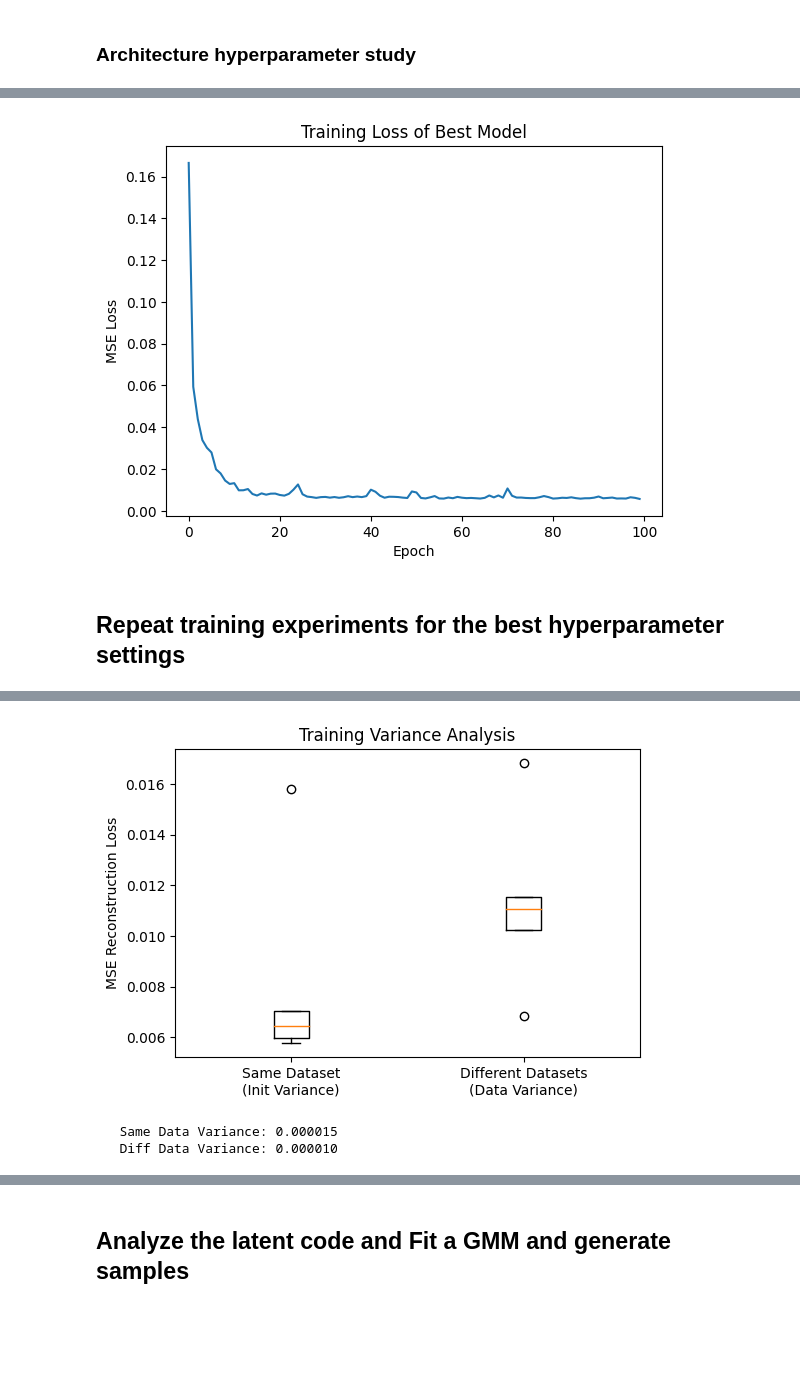
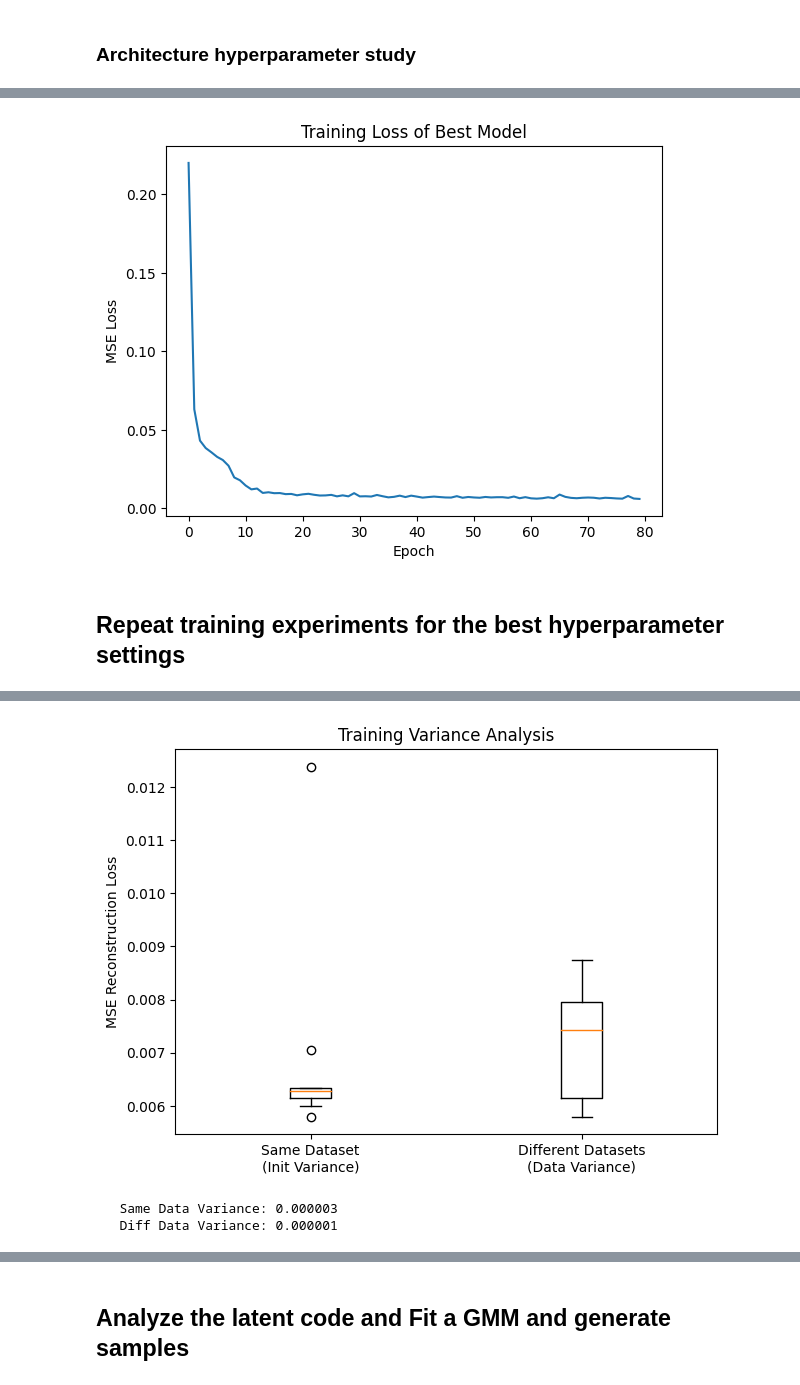
Before and after one commit to binyamolango/GNN, a Jupyter notebook: autoencoders.ipynb, the cells around one changed output, grey strips where cells are left out. Cells and saved outputs as stored; diff of their text form; code cells hidden in the pictures; blank space fills up the shorter version.

```diff
--- a/autoencoders.ipynb
+++ b/autoencoders.ipynb
@@ -103,7 +157,7 @@ subset_to_plot = [(8, 1), (16, 2), (32, 3), (64, 4), (128, 5)]
 
 for hs in [8, 16, 32, 64, 128]:
     for l in [1, 2, 3, 4, 5]:
-        recon_np, test_loss = evaluate_model(hs, l, X_train_01, X_test_01)
+        recon_np, test_loss = evaluate_model(hs, l, X_train_01, X_test_01, batch_size=16, epochs=80)
         arch_results[(hs, l)] = test_loss
 
         # Plot only if the current combination is in the targeted subset
@@ -209,7 +209,7 @@ For Training Set Size & Number of Epochs: If the training set is too small, the
 # %%
 # Training Final Optimal Model for subsequent steps
 best_model = Autoencoder(hidden_size=best_hs, layers=best_l)
-best_model_losses = train_autoencoder(best_model, X_train_01, batch_size=16, epochs=100, lr=0.001)
+best_model_losses = train_autoencoder(best_model, X_train_01, batch_size=16, epochs=80, lr=0.001)
 
 plt.plot(best_model_losses)
 plt.title("Training Loss of Best Model")
@@ -217,19 +217,19 @@ plt.xlabel("Epoch")
 plt.ylabel("MSE Loss")
 plt.show()
 # %% [output]
-[figure, old version]
+[figure, new version]
 # %% [markdown]
 ## Repeat training experiments for the best hyperparameter settings
 # %%
-num_trials = 5
+num_trials = 10
 variance_same_data = []
 variance_diff_data = []
 
-# Train multiple models on the exact same dataset to see initialization variance
+# Train model on the exact same dataset to see initialization variance
 for trial in range(num_trials):
     model = Autoencoder(hidden_size=best_hs, layers=best_l)
     # Using the original X_train_01 and X_test_01
-    train_autoencoder(model, X_train_01, epochs=100)
+    train_autoencoder(model, X_train_01, batch_size=16, epochs=80, lr=0.001)
 
     with torch.no_grad():
         recon = model(torch.FloatTensor(X_test_01))
@@ -245,7 +245,7 @@ for trial in range(num_trials):
     new_X_test, _ = make_moons(n_samples=500, noise=0.1)
 
     model = Autoencoder(hidden_size=best_hs, layers=best_l)
-    train_autoencoder(model, new_X_train, epochs=50)
+    train_autoencoder(model, new_X_train, batch_size=16, epochs=80, lr=0.001)
 
     with torch.no_grad():
         recon = model(torch.FloatTensor(new_X_test))
@@ -255,7 +255,7 @@ for trial in range(num_trials):
     print(f"     Trial {trial+1} Loss: {test_loss:.4f}")
 
 # Visualize the variance
-plt.figure(figsize=(6, 4))
+plt.figure(figsize=(7, 5))
 plt.boxplot([variance_same_data, variance_diff_data], labels=['Same Dataset\n(Init Variance)', 'Different Datasets\n(Data Variance)'])
 plt.ylabel('MSE Reconstruction Loss')
 plt.title('Training Variance Analysis')
@@ -277,4 +287,4 @@ print(f"   Diff Data Variance: {np.var(variance_diff_data):.6f}")
-[figure, old version]
+[figure, new version]
-   Same Data Variance: 0.000015
-   Diff Data Variance: 0.000010
+   Same Data Variance: 0.000003
+   Diff Data Variance: 0.000001
 # %% [markdown]
```
Also changed, not shown: parts of 22 cells of this notebook.
